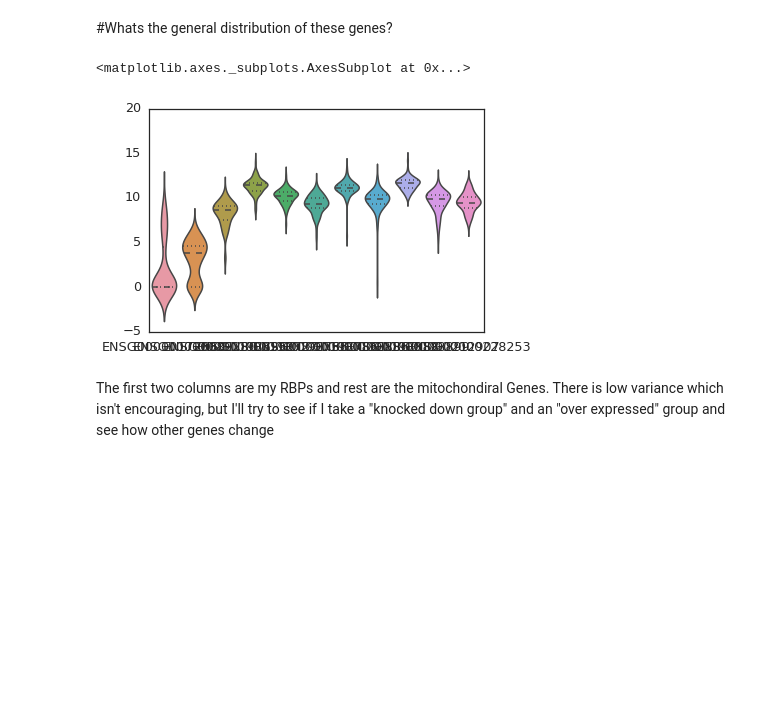
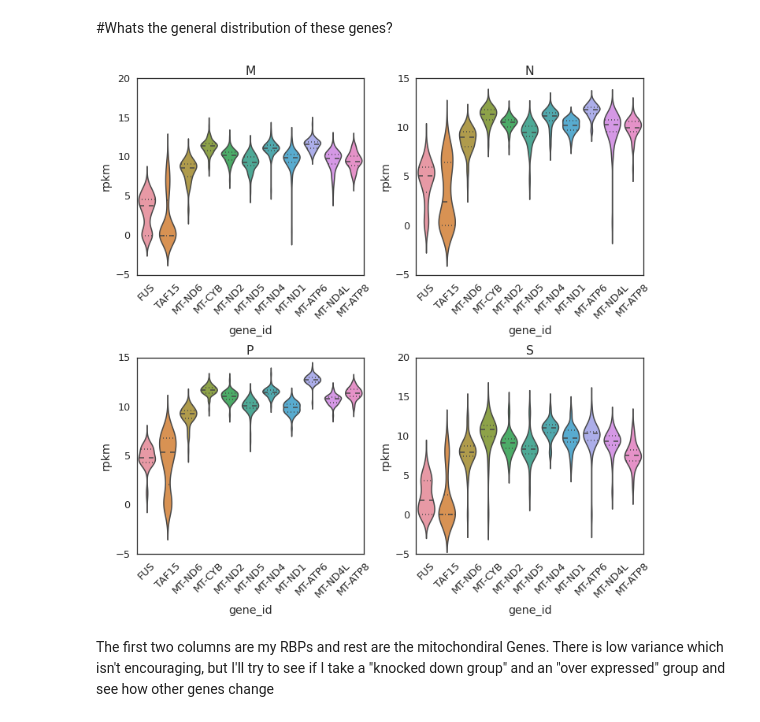
Before and after one commit to gpratt/iPython_Notebook, a Jupyter notebook: taf15/single_cell_data.ipynb, the cells around one changed output. Drawn from its saved outputs; the diff is of its cells as text; code cells hidden in the pictures; blank space fills up the shorter version.

```diff
--- a/taf15/single_cell_data.ipynb
+++ b/taf15/single_cell_data.ipynb
@@ -97,0 +77,7 @@ mn_expression
+# %%
+significant_df = {}
+for celltype in set(study.metadata.data.celltype):
+    print len(study.sample_subset_to_sample_ids(celltype))
+    expression = study.expression.data.ix[study.sample_subset_to_sample_ids(celltype)]
+    significant_df[celltype] = expression.dropna()
+significant_df = pd.concat(significant_df, names=["celltype", "id"])
@@ -110,9 +109,15 @@ mn_mito_df = mn_expression[[u'ENSG00000172660', 'ENSG00000089280', 'ENSG00000198
 # %% [markdown]
 #Whats the general distribution of these genes?
-# %%
-sns.violinplot(mn_mito_df)
-# %% [output]
-<matplotlib.axes._subplots.AxesSubplot at 0x...>
-[figure, removed]
+# %%
+with dataviz.Figure(os.path.join(img_dir, "taf15_fus_correlation.svg"), figsize=(10, 10)) as fig:
+    for x, (name, df) in enumerate(mito_df.groupby(level="celltype")):
+
+        ax = fig.add_subplot(2, 2, x + 1)
+        sns.violinplot(df.rpkm, groupby=df.gene_id, ax=ax)
+        ax.set_title(name)
+        ax.set_xticklabels(map(study.expression.feature_renamer, [gene_id.get_text() for gene_id in list(ax.get_xticklabels())]))
+        [tick.set_rotation(45) for tick in ax.get_xticklabels()]
+# %% [output]
+[figure, added]
 # %% [markdown]
 The first two columns are my RBPs and rest are the mitochondiral Genes.  There is low variance which isn't encouraging, but I'll try to see if I take a "knocked down group" and an "over expressed" group and see how other genes change
```
Also changed, not shown: parts of 21 cells of this notebook.
